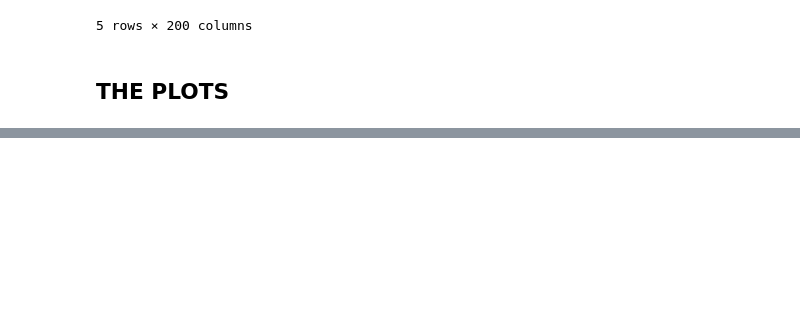
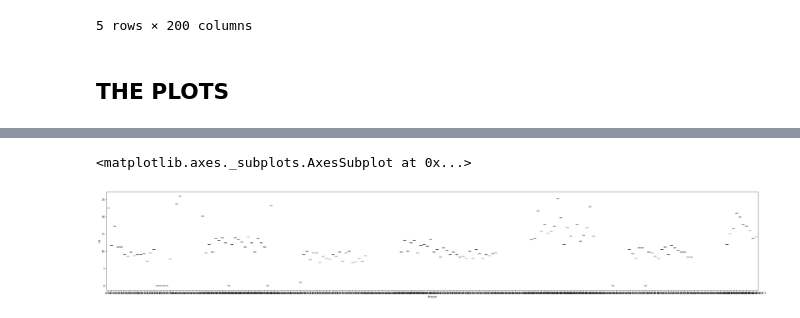
Before and after one commit to igib-rna-tails/Bioscreen_results_workflow, a Jupyter notebook: LL_Bioscreen_results_analysis.ipynb, the cells around one changed output, grey strips where cells are left out. Saved outputs shown, nothing was run; the diff lists cells and outputs as text; code cells hidden in the pictures; blank space fills up the shorter version.

```diff
--- a/LL_Bioscreen_results_analysis.ipynb
+++ b/LL_Bioscreen_results_analysis.ipynb
@@ -304,0 +315,8 @@ new_krzywe_Time_without_first_cell.head()
+# %%
+pyphe_results = pd.read_csv('pyphe_table_1_results.csv', sep = ',', index_col=0)
+# %%
+wyniki_pyphe_transposed = pyphe_results.transpose()
+# %%
+## Add column Mutant beeing a copy of the index of the DataFrame
+wyniki_pyphe_transposed["Mutant"] = wyniki_pyphe_transposed.index
+wyniki_pyphe_transposed.head()
@@ -304,0 +330,10 @@ new_krzywe_Time_without_first_cell.head()
+# %%
+wyniki_pyphe_transposed["Strain"] =wyniki_pyphe_transposed["Mutant"].split
+# %%
+# lagfaza
+f = plt.figure(figsize=(45,7))
+sns.boxplot(x = wyniki_pyphe_transposed["Mutant"],y=wyniki_pyphe_transposed["lag"])
+#f.savefig("pyphe_lag_stres_20190517.png")
+# %% [output]
+<matplotlib.axes._subplots.AxesSubplot at 0x...>
+[figure, added]
```
Also changed, not shown: parts of 44 cells of this notebook.
